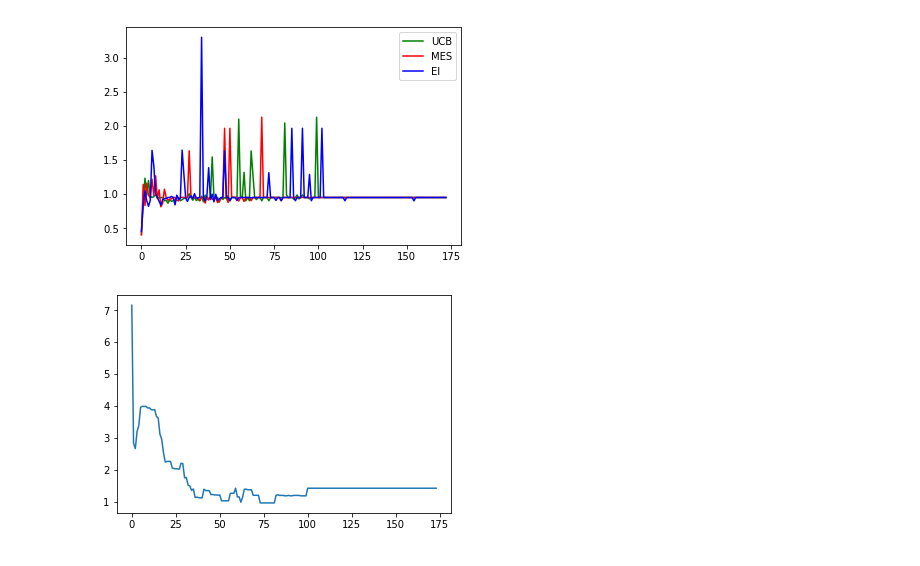
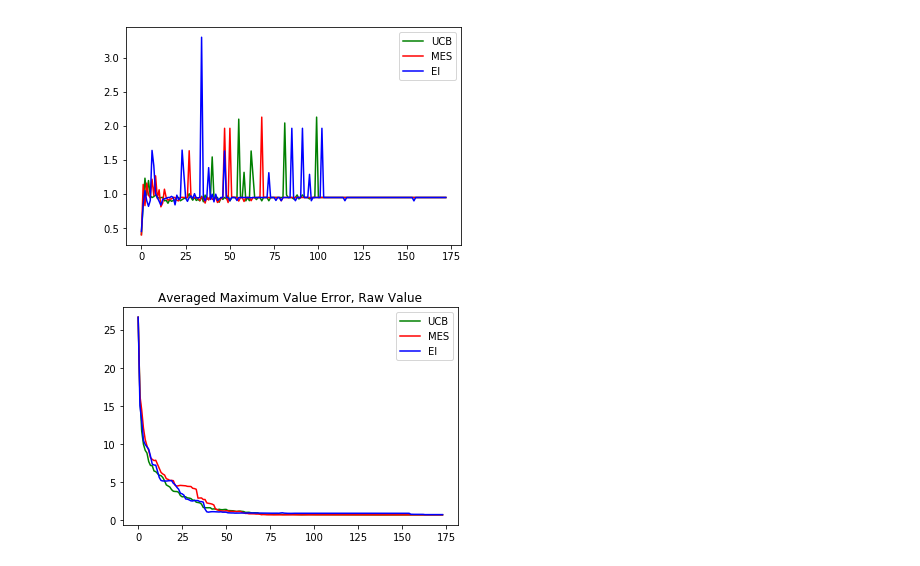
Before and after one commit to expeditionary-robotics/informative-path-planning, a Jupyter notebook: data_processing.ipynb, the cells around one changed output. Cells and saved outputs as stored; diff of their text form; code cells hidden in the pictures.

Commit message:
Cleaning up plotting averages over time code

```diff
--- a/data_processing.ipynb
+++ b/data_processing.ipynb
@@ -304,16 +304,30 @@ plt.show()
 # %% [output]
 [figure]
 # %%
-#based upon the definition of rate of convergence
-ucb = [0 for m in range(174)]
-for i in range(19):
-    slope = []
-    for j in range(174):
-        slope.append((mean_data[mean_data.time == j]['max_loc_error'].values[i]))
-    ucb = [m+n for m,n in zip(ucb,slope)]
-#     plt.plot(slope)
+def make_plots(param,title):
+    #based upon the definition of rate of convergence
+    ucb = [0 for m in range(174)]
+    mes = [0 for m in range(174)]
+    ei = [0 for m in range(174)]
+    for i in range(19):
+        sm = []
+        sme = []
+        se = []
+        for j in range(174):
+            sm.append((mean_data[mean_data.time == j][param].values[i]))
+            sme.append((mes_data[mes_data.time == j][param].values[i]))
+            se.append((ei_data[ei_data.time == j][param].values[i]))
+        ucb = [m+n for m,n in zip(ucb,sm)]
+        mes = [m+n for m,n in zip(mes,sme)]
+        ei = [m+n for m,n in zip(ei,se)]
 
-plt.plot([l/20 for l in ucb])
-plt.show()
+    plt.plot([l/20 for l in ucb], 'g', label='UCB')
+    plt.plot([l/20 for l in mes], 'r', label='MES')
+    plt.plot([l/20 for l in ei], 'b', label='EI')
+    plt.legend()
+    plt.title(title)
+    plt.show()
+
+make_plots('max_val_error', 'Averaged Maximum Value Error, Raw Value')
 # %% [output]
-[figure, old version]
+[figure, new version]
```
Also changed, not shown: parts of 10 cells of this notebook.
